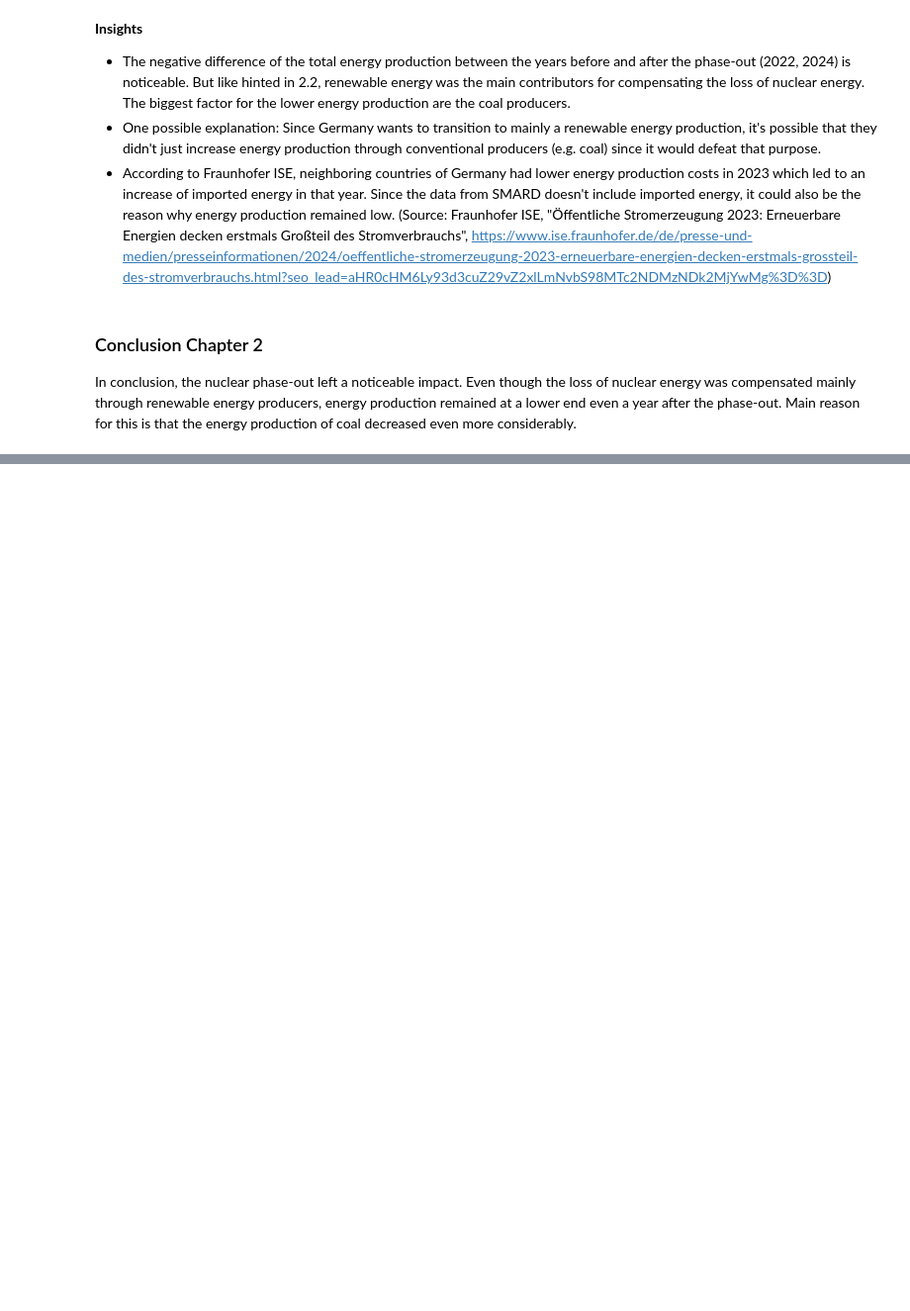
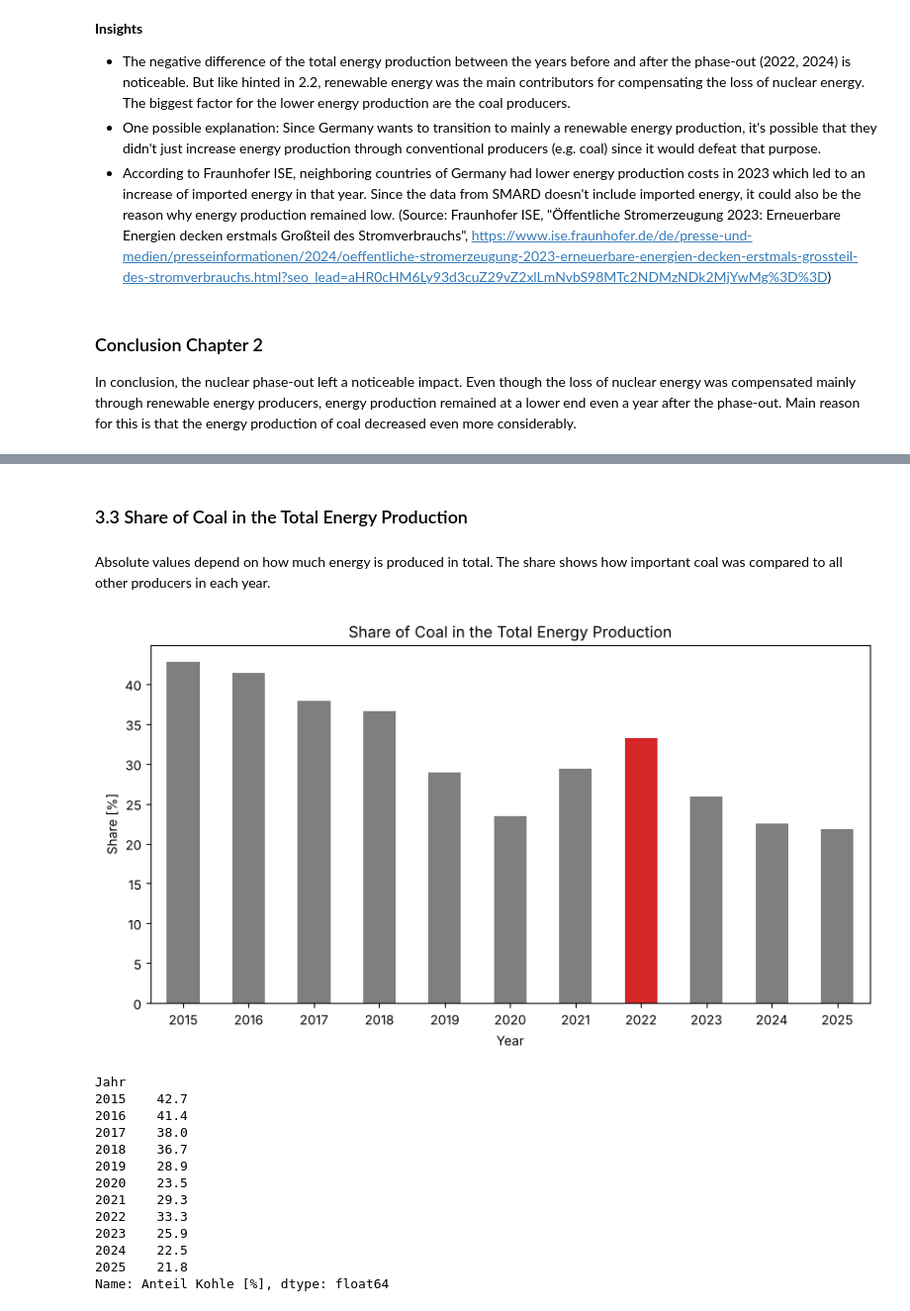
Before and after one commit to Yoem29/Energy-Development-Germany, a Jupyter notebook: notebooks/Analysis.ipynb, the cells around one changed output, grey strips where cells are left out. Shown at 99% size. Cells and saved outputs as stored; diff of their text form; code cells hidden in the pictures; blank space fills up the shorter version.

```diff
--- a/notebooks/Analysis.ipynb
+++ b/notebooks/Analysis.ipynb
@@ -242,0 +297,31 @@ In conclusion, the nuclear phase-out left a noticeable impact. Even though the l
+# %% [markdown]
+### 3.3 Share of Coal in the Total Energy Production
+# %% [markdown]
+Absolute values depend on how much energy is produced in total. The share shows how important coal was compared to all other producers in each year.
+# %%
+df_yearly_twh["Gesamt [TWh]"] = df_yearly_twh[twh_columns].sum(axis=1)
+df_yearly_twh["Anteil Kohle [%]"] = df_yearly_twh["Kohle gesamt [TWh]"] / df_yearly_twh["Gesamt [TWh]"] * 100
+
+colors = ["tab:red" if year == 2022 else "tab:gray" for year in df_yearly_twh.index]
+
+ax = df_yearly_twh["Anteil Kohle [%]"].plot(kind="bar", figsize=(10, 5), color=colors, rot=0, title="Share of Coal in the Total Energy Production")
+ax.set_xlabel("Year")
+ax.set_ylabel("Share [%]")
+plt.show()
+
+df_yearly_twh["Anteil Kohle [%]"].round(1)
+# %% [output]
+[figure, added]
+Jahr
+2015    42.7
+2016    41.4
+2017    38.0
+2018    36.7
+2019    28.9
+2020    23.5
+2021    29.3
+2022    33.3
+2023    25.9
+2024    22.5
+2025    21.8
+Name: Anteil Kohle [%], dtype: float64
```
Also changed, not shown: parts of 17 cells of this notebook.
